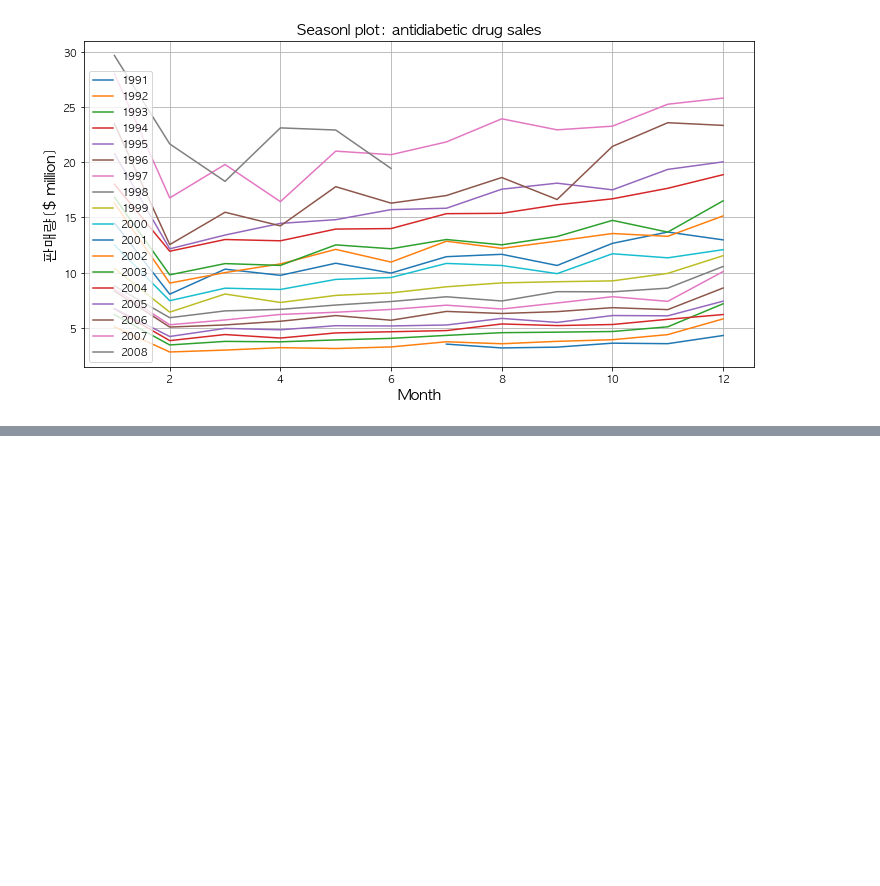
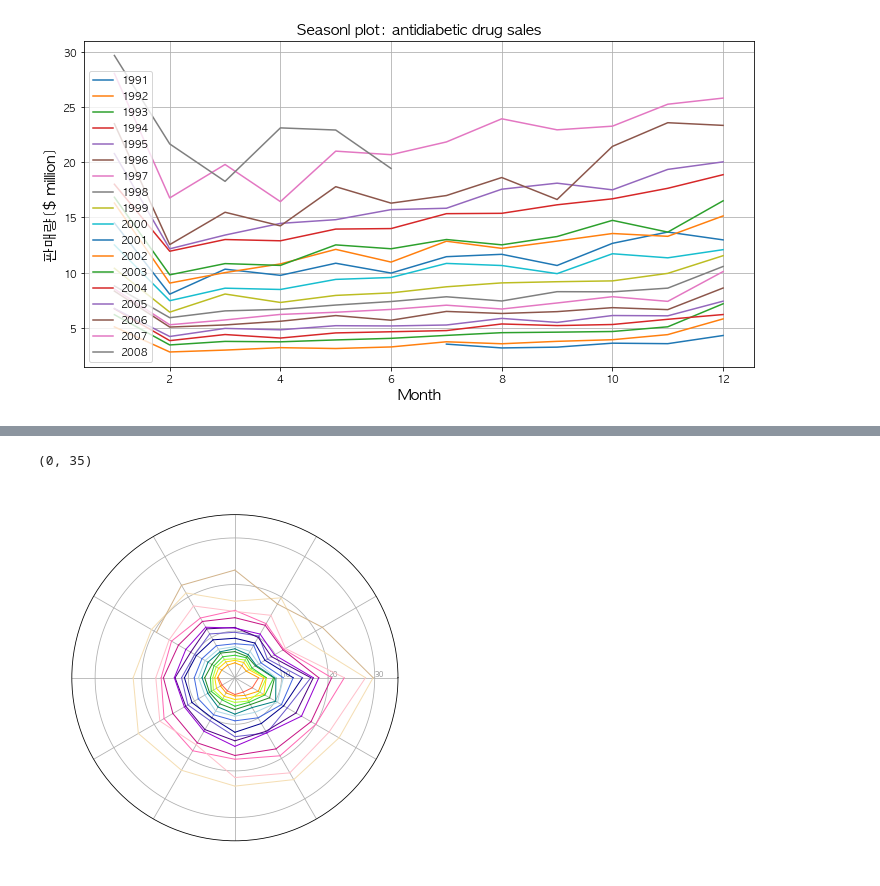
Before and after one commit to yunypark/fpp, a Jupyter notebook: ch2_Time_series_graphics.ipynb, the cells around one changed output, grey strips where cells are left out. Saved outputs shown, nothing was run; the diff lists cells and outputs as text; code cells hidden in the pictures; blank space fills up the shorter version.

```diff
--- a/ch2_Time_series_graphics.ipynb
+++ b/ch2_Time_series_graphics.ipynb
@@ -211,0 +245,22 @@ ax.fill(angles, values, 'b', alpha=0.1)
+# %%
+a10['ang'] = [((m-1) / float(12) * 2 * pi)%360 for m in a10['month']]
+color_dict = {1991:'tomato',
+             1992:'orange',
+             1993:'gold',
+             1994:'greenyellow',
+             1995:'limegreen',
+             1996:'forestgreen',
+             1997:'teal',
+             1998:'lightblue',
+             1999:'royalblue',
+             2000:'darkblue',
+             2001:'slateblue',
+             2002:'indigo',
+             2003:'darkviolet',
+             2004:'mediumvioletred',
+             2005:'hotpink',
+             2006:'pink',
+             2007:'wheat',
+             2008:'tan'
+             }
+a10['color'] = [color_dict[m] for m in a10['year']]
@@ -211,0 +284,22 @@ ax.fill(angles, values, 'b', alpha=0.1)
+# %%
+fig = plt.subplots(figsize=(12,6))
+ax = plt.subplot(111, polar=True)
+for i in range(len(a10['value'])-1):
+    ax.plot(a10['ang'].iloc[i:i+2], a10['value'].iloc[i:i+2], linewidth=1, linestyle='solid',
+                    color=a10['color'].iloc[i]
+           )
+
+# Draw one axe per variable + add labels labels yet
+categories = [str(m)+'월' for m in range(1,13)]
+N = len(categories)
+angles = [n / float(N) * 2 * pi for n in range(N)]
+
+plt.xticks(angles, categories, color='w', size=15)
+
+# Draw ylabels
+ax.set_rlabel_position(0)
+plt.yticks([10,20,30], ["10","20","30"], color="grey", size=7)
+plt.ylim(0,35)
+# %% [output]
+(0, 35)
+[figure, added]
```
Also changed, not shown: parts of 10 cells of this notebook.
